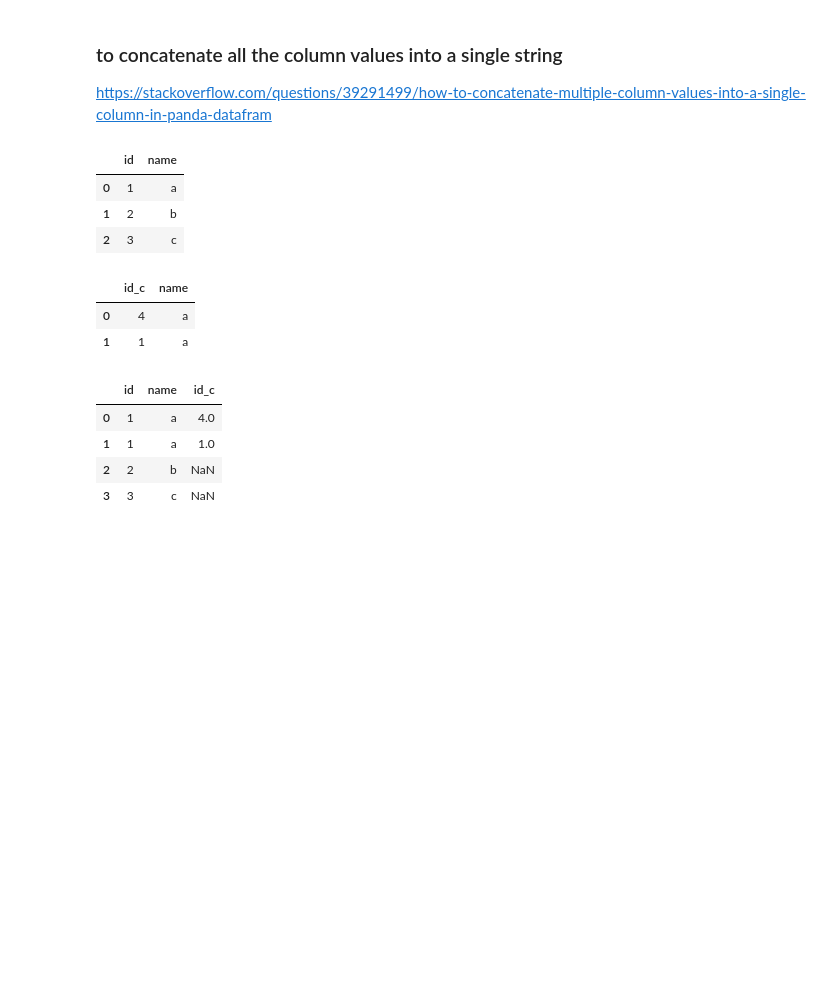
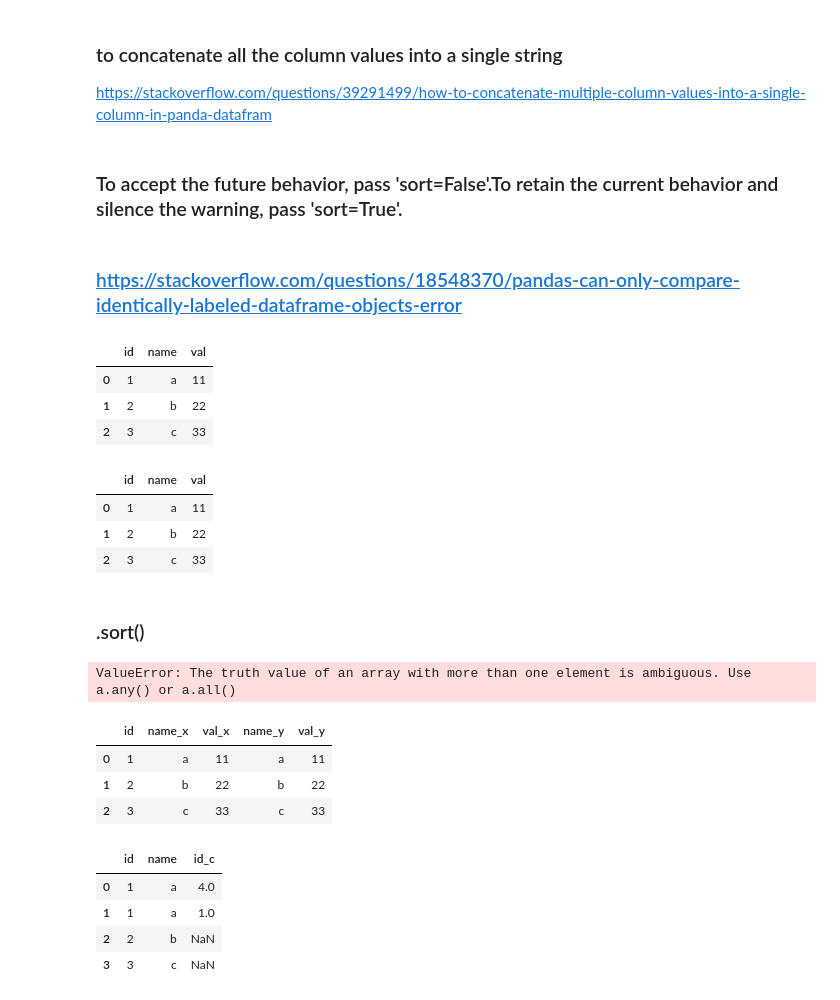
Before and after one commit to Sugeei/python-practice, a Jupyter notebook: jupyter_notebook/pandas_advance.ipynb, the cells around one changed output. Drawn from its saved outputs; the diff is of its cells as text; code cells hidden in the pictures; blank space fills up the shorter version.

```diff
--- a/jupyter_notebook/pandas_advance.ipynb
+++ b/jupyter_notebook/pandas_advance.ipynb
@@ -125,3 +517,5 @@ DatetimeIndex(['2019-01-01', '2019-01-02', '2019-01-03', '2019-01-04',
 # %% [markdown]
 ### to concatenate all the column values into a single string
 https://stackoverflow.com/questions/39291499/how-to-concatenate-multiple-column-values-into-a-single-column-in-panda-datafram
+# %% [markdown]
+### To accept the future behavior, pass 'sort=False'.To retain the current behavior and silence the warning, pass 'sort=True'.
@@ -127,0 +524,2 @@ https://stackoverflow.com/questions/39291499/how-to-concatenate-multiple-column-
+# %% [markdown]
+### https://stackoverflow.com/questions/18548370/pandas-can-only-compare-identically-labeled-dataframe-objects-error
@@ -129,18 +530,23 @@ https://stackoverflow.com/questions/39291499/how-to-concatenate-multiple-column-
 df['ETL_CRC'] = df.apply(lambda row: crc32(''.join(row.values.astype(str))), axis=1)
 # %%
 df = pd.DataFrame({'id': [1, 2, 3],
-                   'name': ['a', 'b', 'c'],})
+                   'name': ['a', 'b', 'c'],
+                    'val': [11,22,33]})
 df
 # %% [output]
-|  | id | name |
-| 0 | 1 | a |
-| 1 | 2 | b |
-| 2 | 3 | c |
+|  | id | name | val |
+| 0 | 1 | a | 11 |
+| 1 | 2 | b | 22 |
+| 2 | 3 | c | 33 |
 # %%
-df_c = pd.DataFrame({'id_c': [4, 1],
-                   'name': ['a', 'a']})
+df_c = pd.DataFrame({'id': [1,2,3],
+                   'name': ['a', 'b', 'c'],
+                    'val': [11,22,33]})
 df_c
 # %% [output]
-|  | id_c | name |
-| 0 | 4 | a |
-| 1 | 1 | a |
+|  | id | name | val |
+| 0 | 1 | a | 11 |
+| 1 | 2 | b | 22 |
+| 2 | 3 | c | 33 |
+# %% [markdown]
+### .sort()
@@ -147,3 +556,19 @@ df_c
+# %%
+# df.merge(df_c, on=['name'])
+datasetdf['match'] = np.where(datasetdf.crc == cacheddf.crc, True, False)
+
+
+# pd.merge(df,df_c,how='outer',indicator=True, on=df.columns)#.query('_merge=="both"').drop("_merge", axis=1)
+# %% [output]
+ValueError: The truth value of an array with more than one element is ambiguous. Use a.any() or a.all()
+# %%
+# df.merge(df_c, on=['name'])
+pd.merge(df,df_c,how='outer',indicator=True, on=['id']).query('_merge=="both"').drop("_merge", axis=1)
+# %% [output]
+|  | id | name_x | val_x | name_y | val_y |
+| 0 | 1 | a | 11 | a | 11 |
+| 1 | 2 | b | 22 | b | 22 |
+| 2 | 3 | c | 33 | c | 33 |
 # %%
 df.merge(df_c, how='left', on=['name'])
 # %% [output]
```
Also changed, not shown: parts of 256 cells of this notebook, 50 other files.
